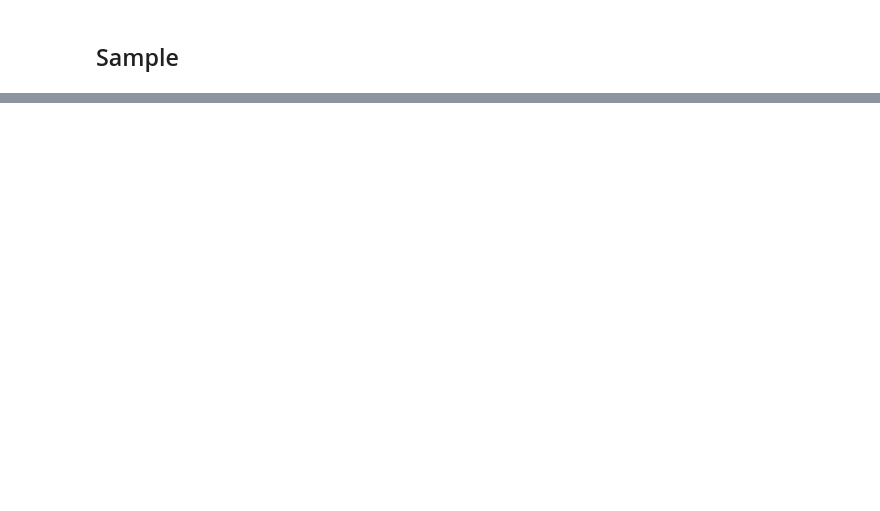
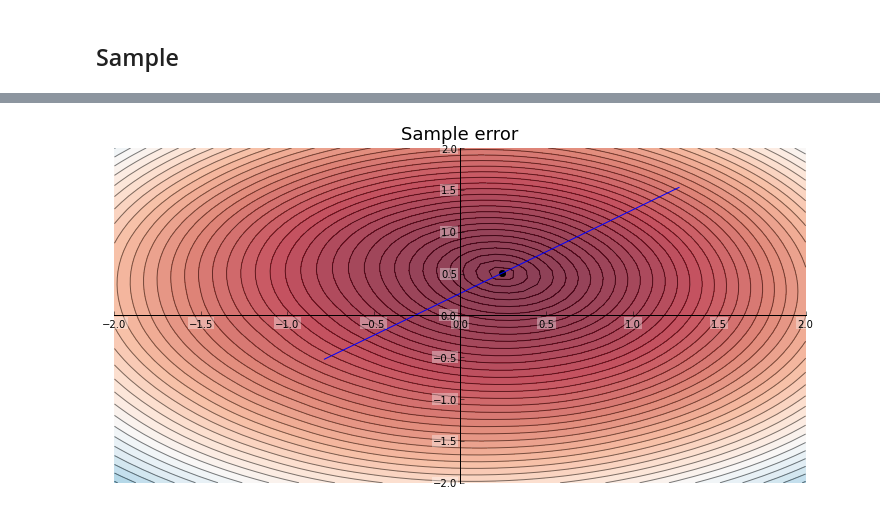
Before and after one commit to andyofmelbourne/Ptychography, a Jupyter notebook: Line search.ipynb, the cells around one changed output, grey strips where cells are left out. Saved outputs shown, nothing was run; the diff lists cells and outputs as text; code cells hidden in the pictures; blank space fills up the shorter version.

```diff
--- a/Line search.ipynb
+++ b/Line search.ipynb
@@ -81,0 +239,23 @@ def emod(diffs, psis):
+# %%
+# The line search direction can be [0.5, 1]
+T_hat        = T.copy()
+T_hat[0, 0] += 1.0 + 1.0J
+T_hat        = (T_hat - T) / np.abs(T_hat-T)[0,0]
+
+alphas           = np.linspace(-2.0, 2.0, 100)
+emod_T_line      = np.zeros_like(alphas)
+emod_grad_T_line = np.zeros_like(alphas)
+emod_grad2_T_line = np.zeros_like(alphas)
+xys = []
+for i in range(len(alphas)):
+    T_d                 = T + T_hat * alphas[i]
+    exits               = makeExits(T_d, probe, coords)
+    emod_T_line[i]      = emod(diffs, exits)
+    emod_grad_T_line[i] = emod_grad_T(T_hat, T_d, probe, coords)
+    emod_grad2_T_line[i] = emod_grad2_T(T_hat, T_d, probe, coords, diffs)
+    xys.append( [T_d[0,0].real, T_d[0,0].imag] )
+# %%
+# graph the error
+myShow(X, Y, emod_T, xdot = sample_0[0,0].real, ydot = sample_0[0,0].imag, title = 'Sample error', xs=xys)
+# %% [output]
+[figure, added]
```
Also changed, not shown: parts of 35 cells of this notebook, 4 other files.
